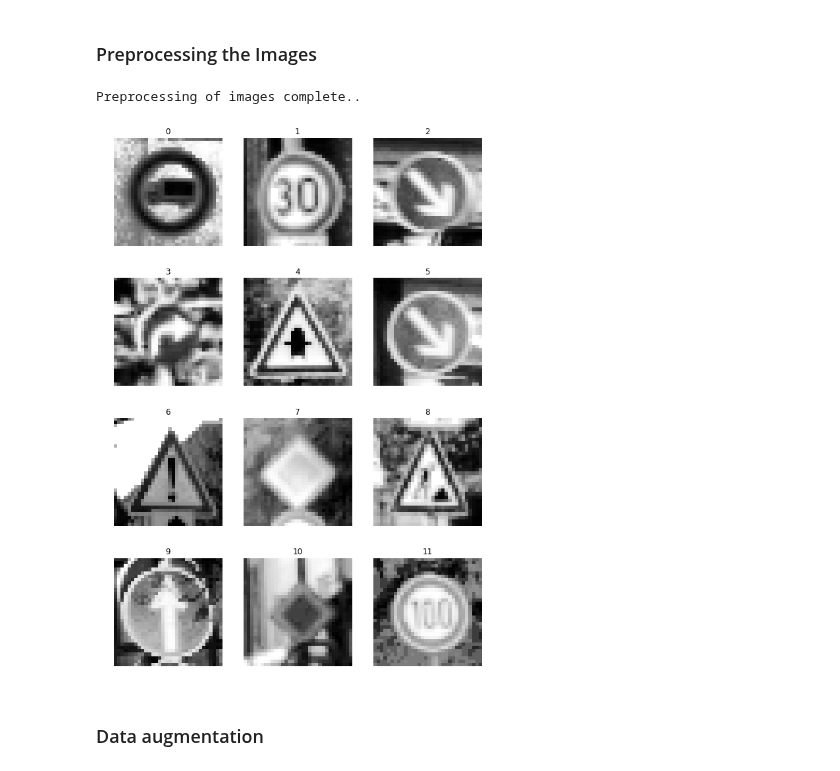
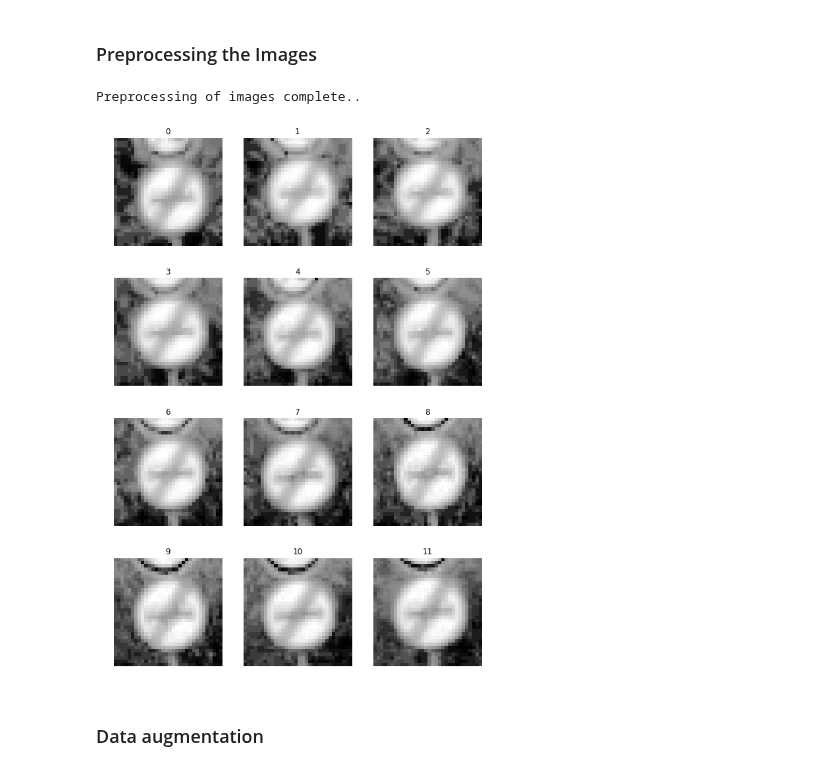
Before and after one commit to BusAI-Self-Driving-Car/carnd-traffic-sign-classifier, a Jupyter notebook: Traffic_Sign_Classifier.ipynb, the cells around one changed output. Saved outputs shown, nothing was run; the diff lists cells and outputs as text; code cells hidden in the pictures.

```diff
--- a/Traffic_Sign_Classifier.ipynb
+++ b/Traffic_Sign_Classifier.ipynb
@@ -210,6 +206,10 @@ Use the code cell (or multiple code cells, if necessary) to implement the first
 # %% [markdown]
 ### Preprocessing the Images
 # %%
+### Preprocess the data here. It is required to normalize the data. Other preprocessing steps could include
+### converting to grayscale, etc.
+### Feel free to use as many code cells as needed.
+
 # Image processing functions to perform the following image manipulations:
 # - Grayscale
 # - Apply CLAHE
@@ -258,36 +258,35 @@ def pre_processing(img_list):
     Call the grayscale, histogram equalization and normalization functions in the order and return images
     with single channel
     :param img_list:
     :return:
     """
     count = len(img_list)
     shape = img_list[0].shape
     processed = []
 
     for i in range(count):
         img = img_list[i]
         img = grayscale(img_list[i])
         img = hist_equalize(img)
         img = normalize_scale(img)
         processed.append(img)
 
     print("\nPreprocessing of images complete..\n")
 
     return np.reshape(np.array(processed), [count, shape[0], shape[1], 1])
 
 # unit test: plot a few to see the result
-images = pre_processing(X_test[0:12])
-# images = X_test[0:12]
+images = pre_processing(X_train[0:12])
 plt.figure(figsize=(10, 15))
 for i in range(0, 12):
     plt.subplot(4, 3, i+1)
     plt.imshow(images[i].squeeze(), cmap='gray') #draw the first image of each class
     plt.title(i)
     plt.axis('off')
 plt.show()
 # %% [output]
 Preprocessing of images complete..
-[figure, old version]
+[figure, new version]
 # %% [markdown]
 ### Data augmentation
 # %%
```
Also changed, not shown: parts of 12 cells of this notebook.
